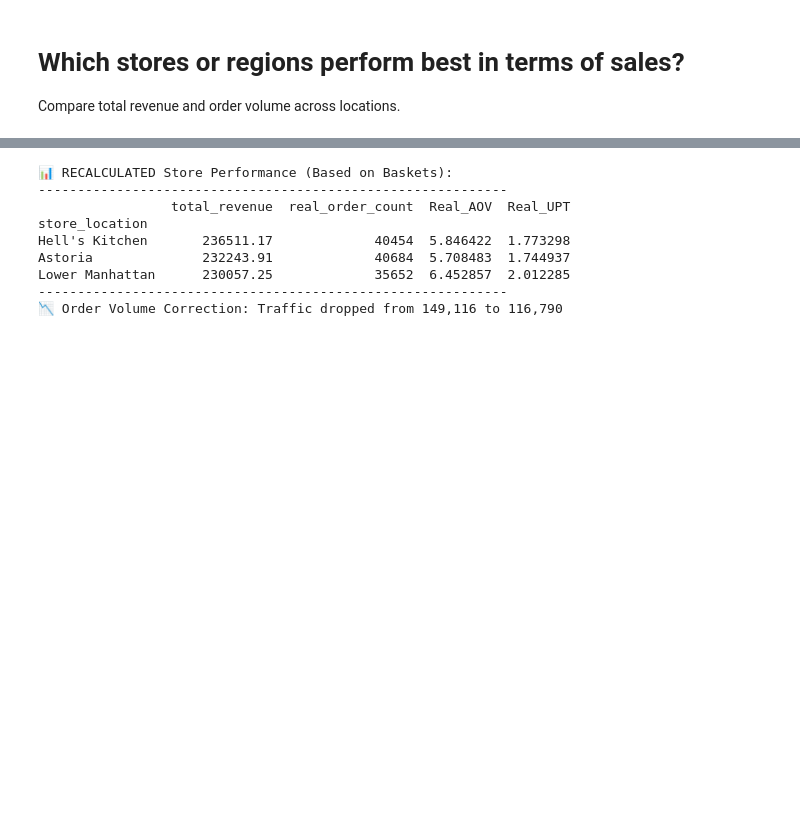
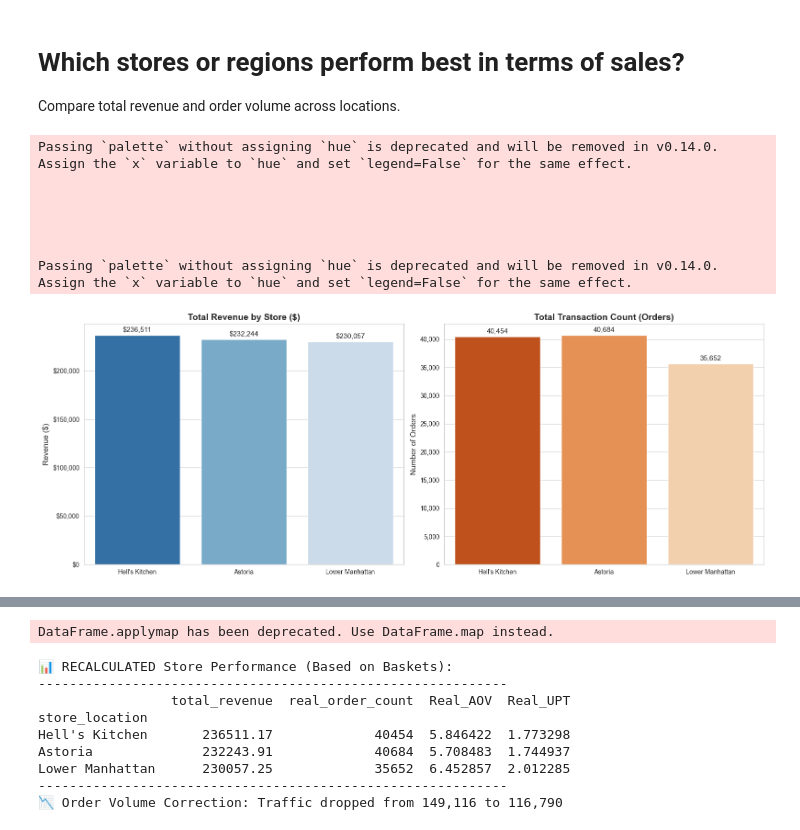
Before and after one commit to yunying-ds/coffee-sales-analysis, a Jupyter notebook: notebooks/01_exploratory_analysis.ipynb, the cells around one changed output, grey strips where cells are left out. Saved outputs shown, nothing was run; the diff lists cells and outputs as text; code cells hidden in the pictures; blank space fills up the shorter version.

```diff
--- a/notebooks/01_exploratory_analysis.ipynb
+++ b/notebooks/01_exploratory_analysis.ipynb
@@ -711,3 +711,79 @@ From the stacked bar chart, all category have similar share of revenue through o
 # %% [markdown]
 # Which stores or regions perform best in terms of sales?
 Compare total revenue and order volume across locations.
+# %%
+import matplotlib.ticker as mtick
+
+# 2. 聚合计算：算出每家店的“总营收”和“总单数”
+# 注意：单数 = unique transaction_id (因为一个订单可能有多个商品，我们要算的是有多少个订单)
+store_performance = (
+    df.groupby("store_location")
+    .agg({"sales": "sum", "basket_id": "nunique"})
+    .reset_index()
+)
+
+# 重命名列方便理解
+store_performance.columns = ["Store", "Revenue", "Orders"]
+
+# 按营收排序 (让柱子整齐)
+store_performance = store_performance.sort_values("Revenue", ascending=False)
+
+# 3. 画图 (双子图)
+fig, axes = plt.subplots(1, 2, figsize=(16, 6))
+
+# --- 左图：总营收 (Revenue) ---
+sns.barplot(
+    data=store_performance,
+    x="Store",
+    y="Revenue",
+    palette="Blues_r",  # 深蓝色代表高收入
+    ax=axes[0],
+)
+axes[0].set_title("Total Revenue by Store ($)", fontsize=14, fontweight="bold")
+axes[0].set_xlabel("")
+axes[0].set_ylabel("Revenue ($)", fontsize=12)
+axes[0].yaxis.set_major_formatter(mtick.StrMethodFormatter("${x:,.0f}"))  # 显示为 $50k
+
+# 标数值
+for container in axes[0].containers:
+    axes[0].bar_label(container, fmt="${:,.0f}", padding=3, fontsize=11)
+
+# --- 右图：总单数 (Transaction Count) ---
+sns.barplot(
+    data=store_performance,
+    x="Store",
+    y="Orders",
+    palette="Oranges_r",  # 橙色代表热度/单量
+    ax=axes[1],
+)
+axes[1].set_title("Total Transaction Count (Orders)", fontsize=14, fontweight="bold")
+axes[1].set_xlabel("")
+axes[1].set_ylabel("Number of Orders", fontsize=12)
+axes[1].yaxis.set_major_formatter(mtick.StrMethodFormatter("{x:,.0f}"))
+
+# 标数值
+for container in axes[1].containers:
+    axes[1].bar_label(container, fmt="{:,.0f}", padding=3, fontsize=11)
+
+# 4. 打印 KPI 表格 (方便复制到 PPT)
+plt.tight_layout()
+plt.show()
+
+print("🏆 Store KPI Summary:")
+print("-" * 40)
+# 计算客单价 (AOV) 作为一个额外洞察
+store_performance["AOV"] = store_performance["Revenue"] / store_performance["Orders"]
+print(
+    store_performance.set_index("Store").applymap(
+        lambda x: f"${x:,.2f}" if x > 1000 or x < 100 else f"{int(x)}"
+    )
+)
+# %% [output]
+Passing `palette` without assigning `hue` is deprecated and will be removed in v0.14.0. Assign the `x` variable to `hue` and set `legend=False` for the same effect.
+
+
+
+
+
+Passing `palette` without assigning `hue` is deprecated and will be removed in v0.14.0. Assign the `x` variable to `hue` and set `legend=False` for the same effect.
+[figure, added]
@@ -714,3 +797,4 @@ Compare total revenue and order volume across locations.
+DataFrame.applymap has been deprecated. Use DataFrame.map instead.
 # %%
 # 2. 重新聚合数据 (Group by Store)
 new_store_perf = df.groupby("store_location").agg(
```
Also changed, not shown: parts of 3 cells of this notebook, 2 other files.
